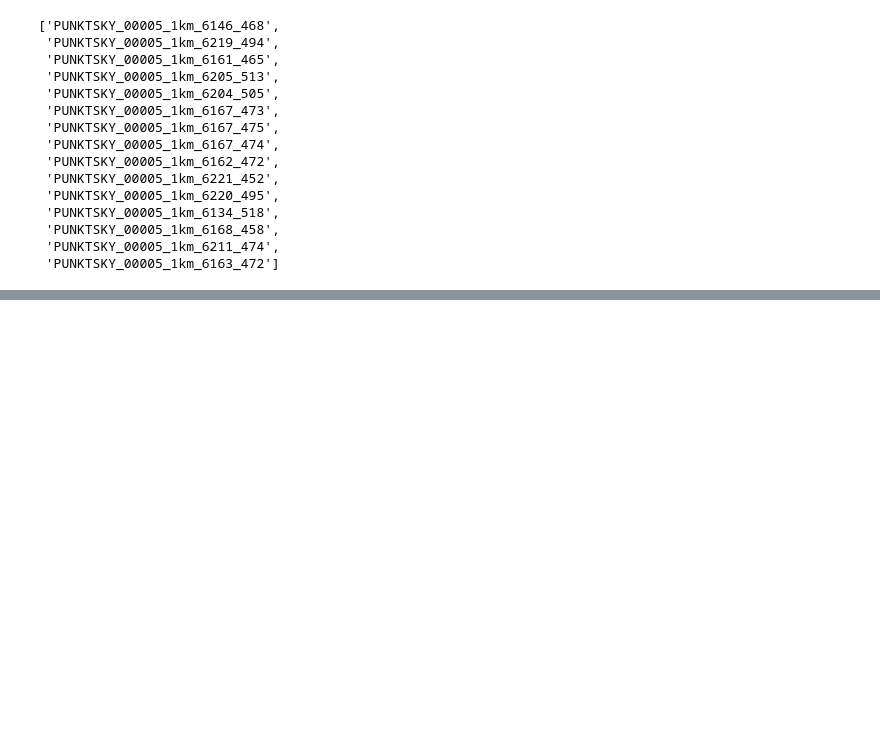
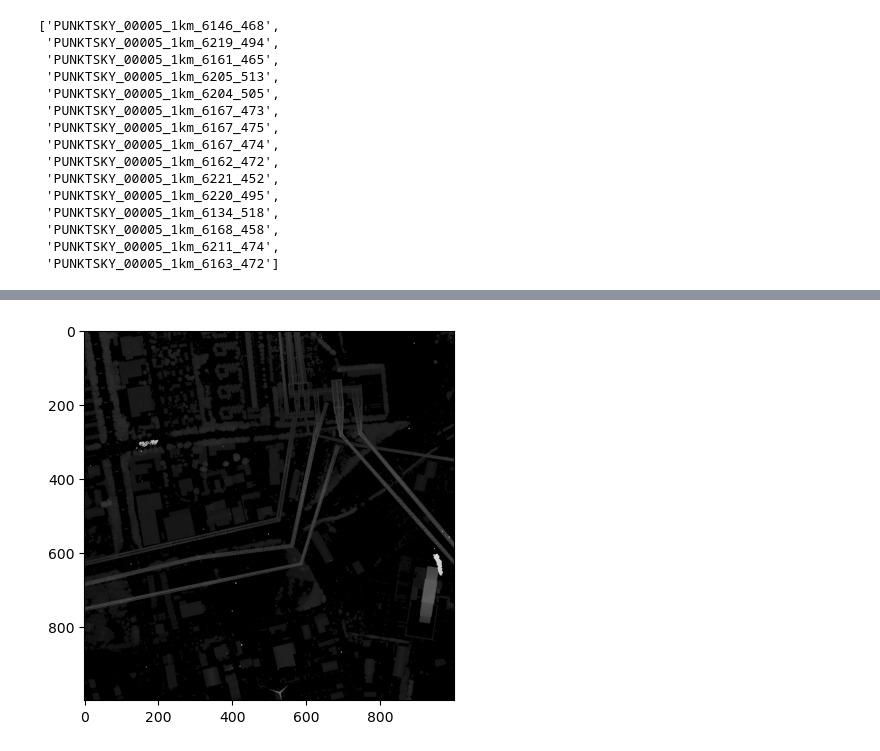
Before and after one commit to j-friis/master-thesis, a Jupyter notebook: Code/ShowTif.ipynb, the cells around one changed output, grey strips where cells are left out. Cells and saved outputs as stored; diff of their text form; code cells hidden in the pictures; blank space fills up the shorter version.

```diff
--- a/Code/ShowTif.ipynb
+++ b/Code/ShowTif.ipynb
@@ -78,0 +79,40 @@ for filename in files_names:
+# %%
+network_size = 10
+image_size = max_image.shape[0]
+amount_of_crops = image_size // network_size
+# print(f"{network_size = }")
+# print(f"{image_size = }")
+# print(f"{amount_of_crops = }")
+image_list = []
+for i in range(amount_of_crops):
+
+    for j in range(amount_of_crops):
+        # print(f"{i=}")
+        # print(f"{j=}")
+        # print(network_size*i)
+        x_start_index = network_size*i
+        x_end_index = network_size*(i+1)
+        y_start_index = network_size*j
+        y_end_index = network_size*(j+1)
+        # print(f"x start index {x_start_index}, x end index {x_end_index}")
+        # print(f"y start index {y_start_index}, y end index {y_end_index}")
+        show_image = max_image[x_start_index:x_end_index,y_start_index:y_end_index]
+        image_list.append(show_image)
+        # plt.imshow(show_image, cmap='gray')
+        # plt.show()
+# %%
+row_images = []
+for i in range(amount_of_crops):
+    # print((i+1)*amount_of_crops)
+    # print(f"slice = {(i)*amount_of_crops} : {(i+1)*amount_of_crops} ")
+    row_to_concat = image_list[(i)*amount_of_crops:(i+1)*amount_of_crops]
+    #print(row_to_concat)
+    # print(len(row_to_concat))
+
+    stacked_array = np.concatenate([arr for arr in row_to_concat], axis=1)
+    row_images.append(stacked_array)
+combine_image = np.concatenate([arr for arr in row_images], axis=0)
+plt.imshow(combine_image, cmap='gray')
+plt.show()
+# %% [output]
+[figure, added]
```
Also changed, not shown: parts of 4 cells of this notebook.
